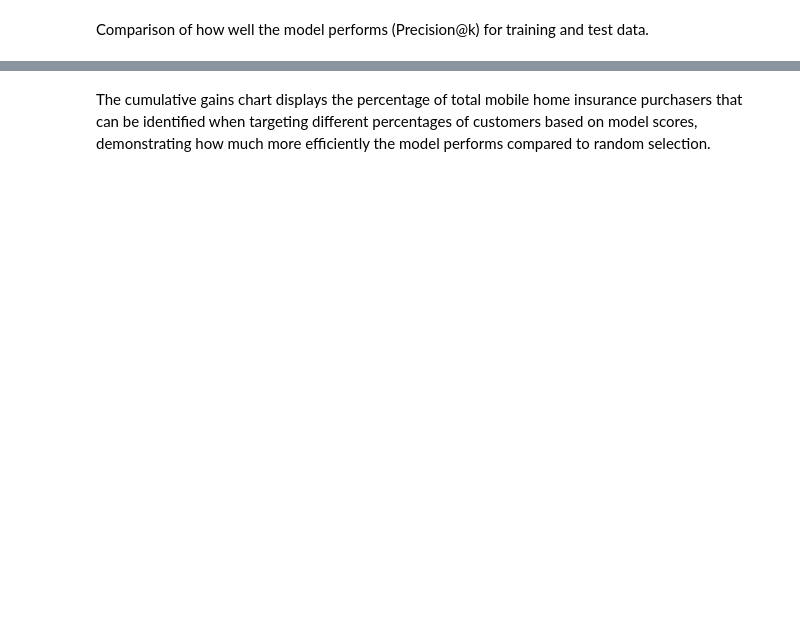
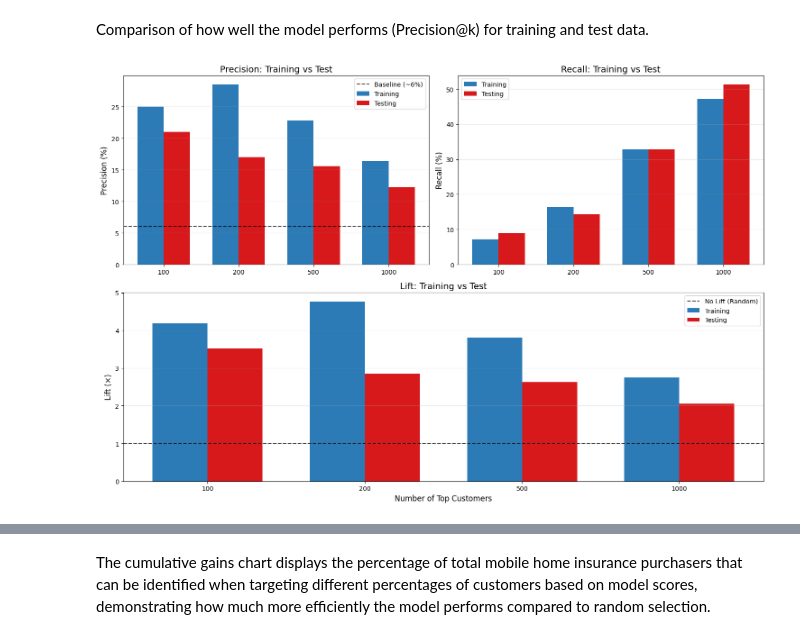
Before and after one commit to ThanosDrossos/MineriaDatosUNAM, a Jupyter notebook: code/tarea1.ipynb, the cells around one changed output, grey strips where cells are left out. Saved outputs shown, nothing was run; the diff lists cells and outputs as text; code cells hidden in the pictures; blank space fills up the shorter version.

```diff
--- a/code/tarea1.ipynb
+++ b/code/tarea1.ipynb
@@ -1165,0 +1268,98 @@ plt.show()
+# %%
+import matplotlib.pyplot as plt
+import pandas as pd
+from matplotlib.gridspec import GridSpec
+
+# Expanded metrics data
+thresholds = [100, 200, 500, 1000]
+
+metrics_data = {
+    'Precision (Training)': [train_precision[k] for k in thresholds],
+    'Precision (Testing)': [test_precision[k] for k in thresholds],
+    'Recall (Training)': [train_recall[k] for k in thresholds],
+    'Recall (Testing)': [test_recall[k] for k in thresholds],
+    'Lift (Training)': [train_lift[k] for k in thresholds],
+    'Lift (Testing)': [test_lift[k] for k in thresholds]
+}
+
+# Create a DataFrame for easy plotting and table generation
+df_metrics = pd.DataFrame(metrics_data, index=thresholds)
+df_metrics.index.name = 'Top N Customers'
+
+# Create a figure with 3 subplots
+fig = plt.figure(figsize=(15, 10))
+gs = GridSpec(2, 2, figure=fig)
+ax1 = fig.add_subplot(gs[0, 0])
+ax2 = fig.add_subplot(gs[0, 1])
+ax3 = fig.add_subplot(gs[1, :])
+
+# Plot precision
+train_color = '#2C7BB6'
+test_color = '#D7191C'
+baseline_color = 'black'
+width = 0.35
+
+# 1. Precision subplot
+x = range(len(thresholds))
+ax1.bar([i - width/2 for i in x], df_metrics['Precision (Training)'], width, label='Training', color=train_color)
+ax1.bar([i + width/2 for i in x], df_metrics['Precision (Testing)'], width, label='Testing', color=test_color)
+ax1.axhline(y=6.0, color=baseline_color, linestyle='--', alpha=0.7, label='Baseline (~6%)')
+ax1.set_title('Precision: Training vs Test', fontsize=14)
+ax1.set_ylabel('Precision (%)', fontsize=12)
+ax1.set_xticks(x)
+ax1.set_xticklabels(thresholds)
+ax1.legend()
+ax1.grid(True, alpha=0.3, axis='y')
+
+# 2. Recall subplot
+ax2.bar([i - width/2 for i in x], df_metrics['Recall (Training)'], width, label='Training', color=train_color)
+ax2.bar([i + width/2 for i in x], df_metrics['Recall (Testing)'], width, label='Testing', color=test_color)
+ax2.set_title('Recall: Training vs Test', fontsize=14)
+ax2.set_ylabel('Recall (%)', fontsize=12)
+ax2.set_xticks(x)
+ax2.set_xticklabels(thresholds)
+ax2.legend()
+ax2.grid(True, alpha=0.3, axis='y')
+
+# 3. Lift subplot
+ax3.bar([i - width/2 for i in x], df_metrics['Lift (Training)'], width, label='Training', color=train_color)
+ax3.bar([i + width/2 for i in x], df_metrics['Lift (Testing)'], width, label='Testing', color=test_color)
+ax3.axhline(y=1.0, color=baseline_color, linestyle='--', alpha=0.7, label='No Lift (Random)')
+ax3.set_title('Lift: Training vs Test', fontsize=14)
+ax3.set_ylabel('Lift (×)', fontsize=12)
+ax3.set_xlabel('Number of Top Customers', fontsize=12)
+ax3.set_xticks(x)
+ax3.set_xticklabels(thresholds)
+ax3.legend()
+ax3.grid(True, alpha=0.3, axis='y')
+
+plt.tight_layout()
+plt.show()
+
+# Generate LaTeX table
+latex_table = """
+\\begin{table}[htbp]
+\\centering
+\\caption{Model Performance Metrics: Training vs Test Data}
+\\begin{tabular}{r|cc|cc|cc}
+\\toprule
+\\multirow{2}{*}{Top N} & \\multicolumn{2}{c|}{Precision (\\%)} & \\multicolumn{2}{c|}{Recall (\\%)} & \\multicolumn{2}{c}{Lift (×)} \\\\
+ & Training & Testing & Training & Testing & Training & Testing \\\\
+\\midrule
+"""
+
+for idx, row in df_metrics.iterrows():
+    latex_table += f"{idx} & {row['Precision (Training)']:.1f} & {row['Precision (Testing)']:.1f} & "
+    latex_table += f"{row['Recall (Training)']:.1f} & {row['Recall (Testing)']:.1f} & "
+    latex_table += f"{row['Lift (Training)']:.2f} & {row['Lift (Testing)']:.2f} \\\\\n"
+
+latex_table += """\\bottomrule
+\\end{tabular}
+\\label{tab:model-performance}
+\\end{table}
+"""
+
+print("LaTeX Table for Publication:")
+print(latex_table)
+# %% [output]
+[figure, added]
```
Also changed, not shown: parts of 14 cells of this notebook.
